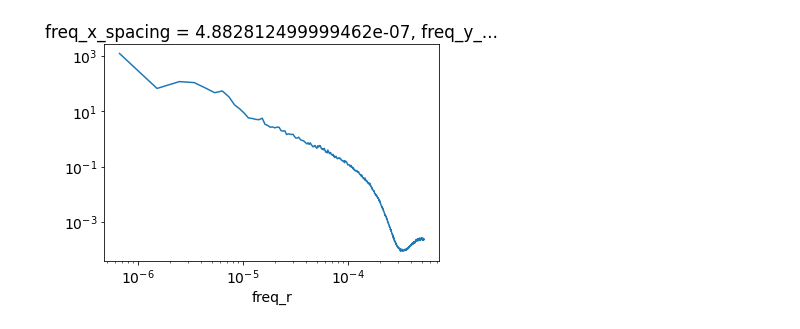
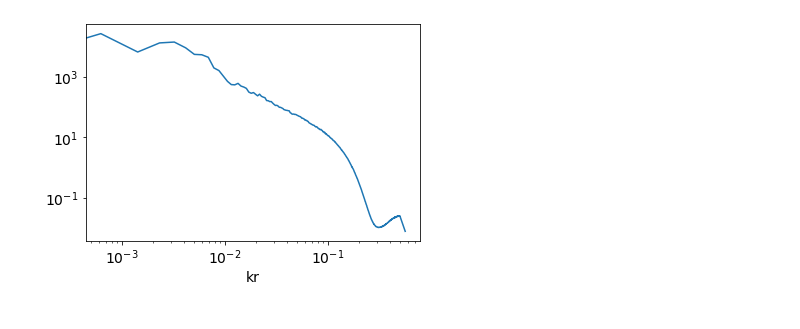
Before and after one commit to cspencerjones/separating-balanced, a Jupyter notebook: python/wavenumber_space.ipynb, the cells around one changed output. Drawn from its saved outputs; the diff is of its cells as text; code cells hidden in the pictures.

Commit message:
wavenumber-frequency spectrum

```diff
--- a/python/wavenumber_space.ipynb
+++ b/python/wavenumber_space.ipynb
@@ -99,0 +96,7 @@ u_wavenumber = xrft.isotropic_power_spectrum(u_resampled.U.drop(['lon','lat']),
+# %%
+dt=40
+u_resampled = ufunc_resample(uvel_centered.isel(time=slice(168-dt,169+dt)).U.load())
+v_resampled = ufunc_resample(vvel_centered.isel(time=slice(168-dt,169+dt)).V.load())
+# %%
+u_resampled = u_resampled.assign_coords(x1=("x1", u_resampled.x1.values)).assign_coords(y1=("y1", u_resampled.y1.values))
+v_resampled = v_resampled.assign_coords(x1=("x1", v_resampled.x1.values)).assign_coords(y1=("y1", v_resampled.y1.values))
@@ -99,0 +117,4 @@ u_wavenumber = xrft.isotropic_power_spectrum(u_resampled.U.drop(['lon','lat']),
+# %%
+u2_ps = xrft.power_spectrum(u_resampled, dim=['x1','y1','time'],window=True)
+v2_ps = xrft.power_spectrum(v_resampled, dim=['x1','y1','time'],window=True)
+vel_ps = (u2_ps + v2_ps)*0.5
@@ -99,0 +208,3 @@ u_wavenumber = xrft.isotropic_power_spectrum(u_resampled.U.drop(['lon','lat']),
+# %%
+ps_iso = iso_spec(vel_ps)
+#
@@ -100,6 +227,6 @@ u_wavenumber = xrft.isotropic_power_spectrum(u_resampled.U.drop(['lon','lat']),
 # %%
-u_wavenumber.plot()
+ps_iso.sum('freq_time').plot()
 plt.xscale('log')
 plt.yscale('log')
 # %% [output]
-[figure, old version]
+[figure, new version]
```
Also changed, not shown: parts of 13 cells of this notebook.
